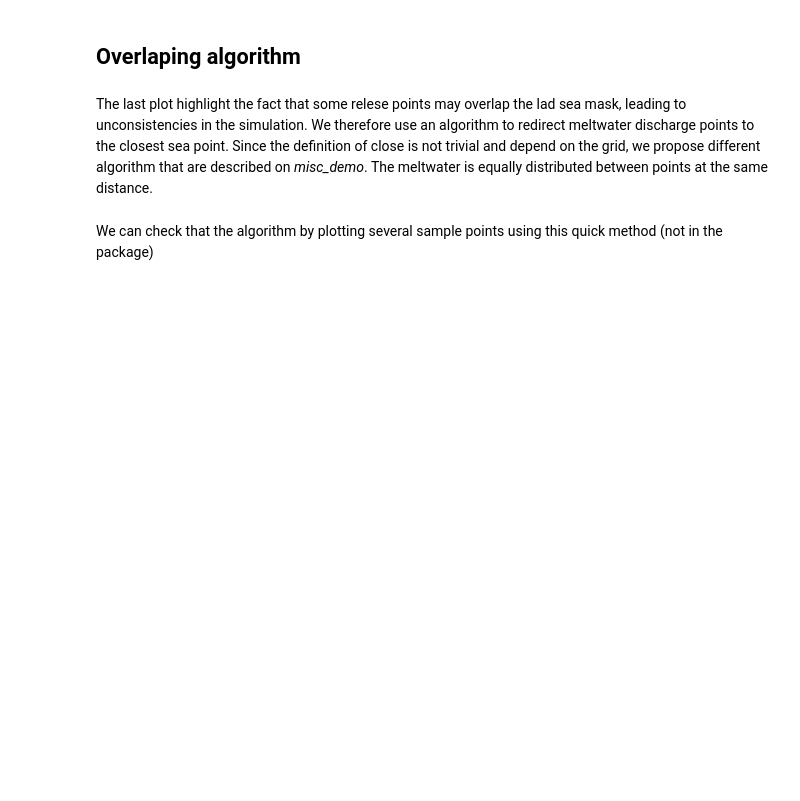
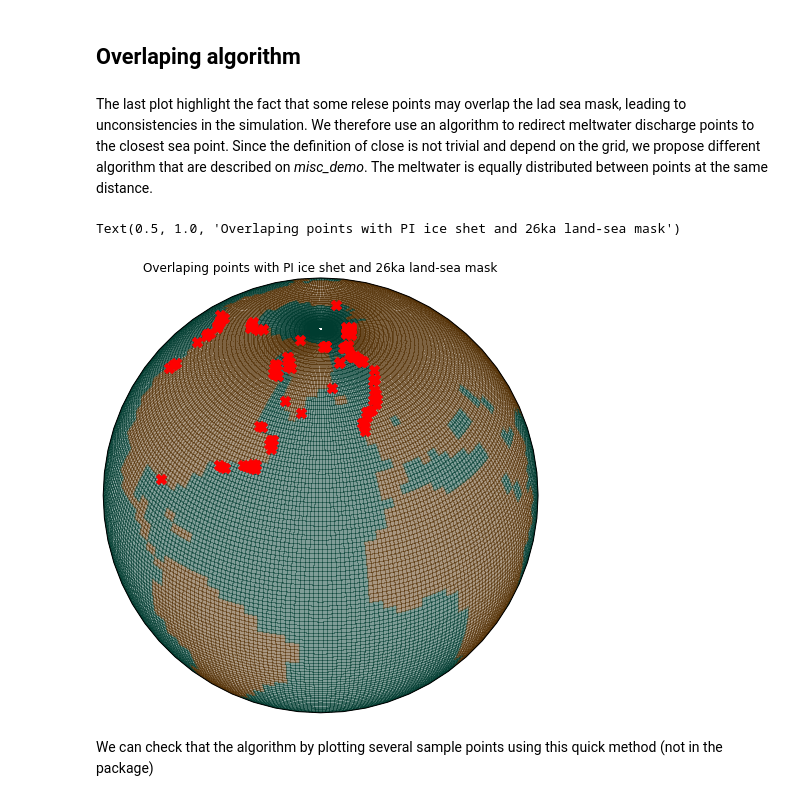
Before and after one commit to Olnavy/mw_protocol, a Jupyter notebook: demo/routing_demo.ipynb, the cells around one changed output. Saved outputs shown, nothing was run; the diff lists cells and outputs as text; code cells hidden in the pictures; blank space fills up the shorter version.

```diff
--- a/demo/routing_demo.ipynb
+++ b/demo/routing_demo.ipynb
@@ -250,18 +255,21 @@ The last plot highlight the fact that some relese points may overlap the lad sea
 # %%
 # Algorithm to get the overlaping points
 
 lon_overlap, lat_overlap = [], [],
-for i in range(len(lon_hadcm3)):
-    for j in range(len(lat_hadcm3)):
+for i in range(len(lon_lsm)):
+    for j in range(len(lat_lsm)):
         if hadcm3_mask[j, i] != 0 and lsm[j, i] == 1:
-            lon_overlap.append(lon_hadcm3[i])
-            lat_overlap.append(lat_hadcm3[j])
+            lon_overlap.append(lon_lsm[i])
+            lat_overlap.append(lat_lsm[j])
 
 figMap,axMap = plt.subplots(nrows=1, ncols=1, subplot_kw={'projection':projection_map}, figsize=(16,8))
-cmap = axMap.pcolormesh(lon_hadcm3_b, lat_hadcm3_b, lsm, transform=ccrs.PlateCarree(),cmap="BrBG_r", alpha=0.5)
+cmap = axMap.pcolormesh(lon_lsm_b, lat_lsm_b, lsm, transform=ccrs.PlateCarree(),cmap="BrBG_r", alpha=0.5)
 axMap.scatter(lon_overlap, lat_overlap, transform=ccrs.PlateCarree(), c="red", marker="X", s=100)
 axMap.set_global()
 axMap.set_title("Overlaping points with PI ice shet and 26ka land-sea mask")
+# %% [output]
+Text(0.5, 1.0, 'Overlaping points with PI ice shet and 26ka land-sea mask')
+[figure, added]
 # %% [markdown]
 We can check that the algorithm by plotting several sample points using this quick method (not in the package)
 # %%
```
Also changed, not shown: parts of 5 cells of this notebook, 2 other files.
